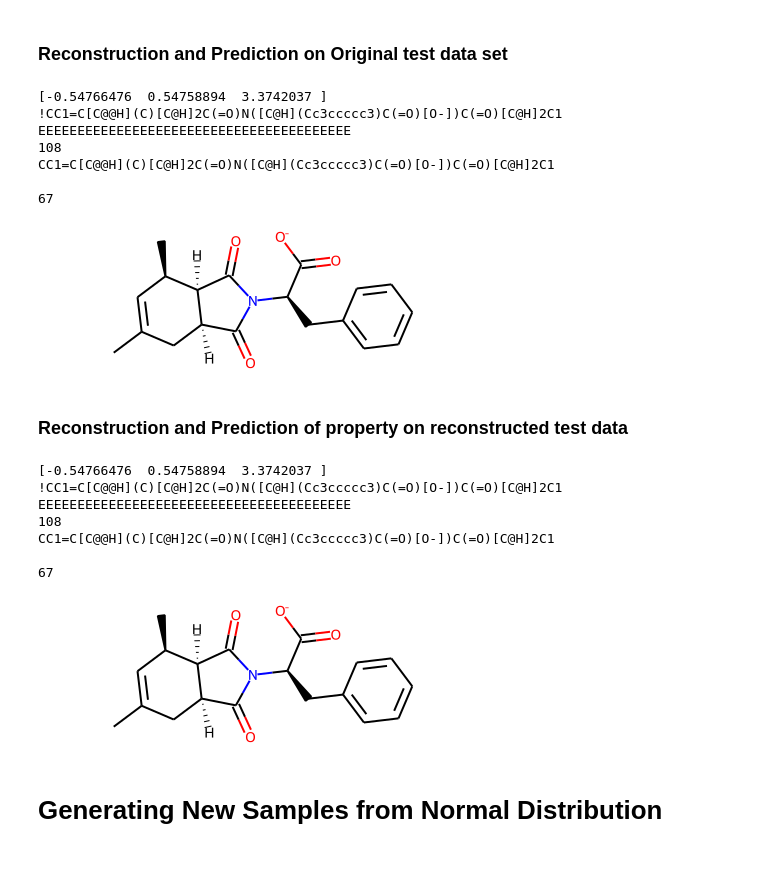
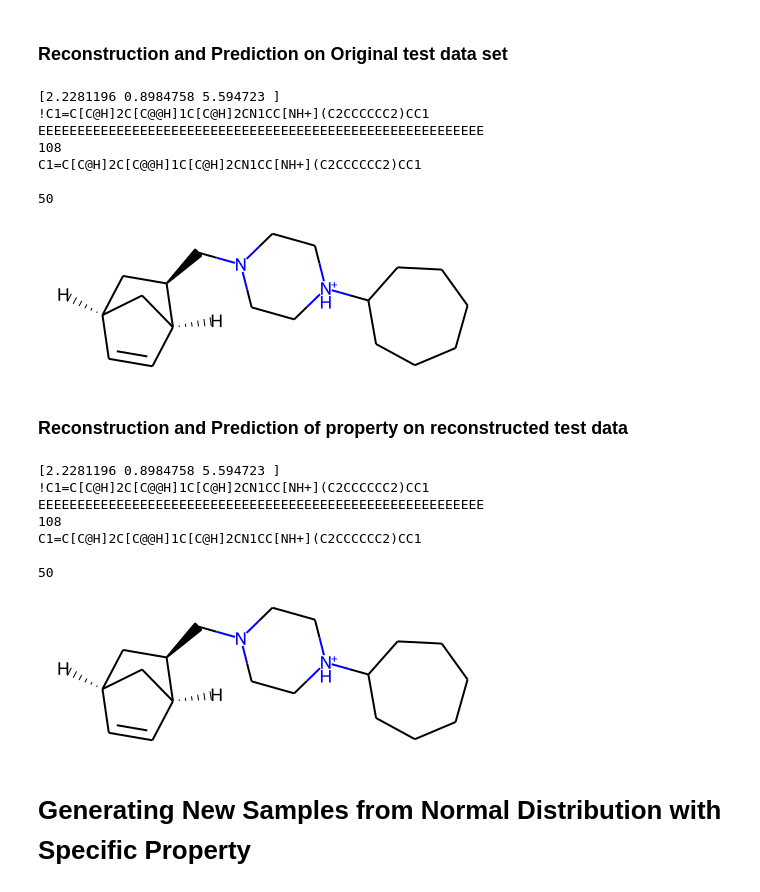
Before and after one commit to chandagrover/Machine-Learning, a Jupyter notebook: 4SMILEVAEMultipleProperty.ipynb, the cells around one changed output. Saved outputs shown, nothing was run; the diff lists cells and outputs as text; code cells hidden in the pictures; blank space fills up the shorter version.

```diff
--- a/4SMILEVAEMultipleProperty.ipynb
+++ b/4SMILEVAEMultipleProperty.ipynb
@@ -526,29 +526,29 @@ print(reconst_test.shape)
 # %%
 # Going back from vectorized form back to a readable string on original test data
 
 # Prediction
-idx=147
+idx=157
 print(predicted_xtest[idx])
 
 #Reconstruction
 
 mol="".join([int_to_char[idx] for idx in np.argmax(orig_test[idx,:,:], axis=1)])
 print(mol)
 print(len(mol))
 mol = re.sub('!|E',"", mol)
 print(mol)
 print(len(mol))
 m = Chem.MolFromSmiles(mol)
 m
 # %% [output]
-[-0.54766476  0.54758894  3.3742037 ]
-!CC1=C[C@@H](C)[C@H]2C(=O)N([C@H](Cc3ccccc3)C(=O)[O-])C(=O)[C@H]2C1
-EEEEEEEEEEEEEEEEEEEEEEEEEEEEEEEEEEEEEEEE
+[2.2281196 0.8984758 5.594723 ]
+!C1=C[C@H]2C[C@@H]1C[C@H]2CN1CC[NH+](C2CCCCCC2)CC1
+EEEEEEEEEEEEEEEEEEEEEEEEEEEEEEEEEEEEEEEEEEEEEEEEEEEEEEEEE
 108
-CC1=C[C@@H](C)[C@H]2C(=O)N([C@H](Cc3ccccc3)C(=O)[O-])C(=O)[C@H]2C1
+C1=C[C@H]2C[C@@H]1C[C@H]2CN1CC[NH+](C2CCCCCC2)CC1
 
-67
+50
-[figure, old version]
+[figure, new version]
 # %% [markdown]
 ### **Reconstruction and Prediction of property on reconstructed test data**
 # %%
@@ -567,16 +567,16 @@ print(len(mol))
 m = Chem.MolFromSmiles(mol)
 m
 # %% [output]
-[-0.54766476  0.54758894  3.3742037 ]
-!CC1=C[C@@H](C)[C@H]2C(=O)N([C@H](Cc3ccccc3)C(=O)[O-])C(=O)[C@H]2C1
-EEEEEEEEEEEEEEEEEEEEEEEEEEEEEEEEEEEEEEEE
+[2.2281196 0.8984758 5.594723 ]
+!C1=C[C@H]2C[C@@H]1C[C@H]2CN1CC[NH+](C2CCCCCC2)CC1
+EEEEEEEEEEEEEEEEEEEEEEEEEEEEEEEEEEEEEEEEEEEEEEEEEEEEEEEEE
 108
-CC1=C[C@@H](C)[C@H]2C(=O)N([C@H](Cc3ccccc3)C(=O)[O-])C(=O)[C@H]2C1
+C1=C[C@H]2C[C@@H]1C[C@H]2CN1CC[NH+](C2CCCCCC2)CC1
 
-67
+50
-[figure, old version]
+[figure, new version]
 # %% [markdown]
-# **Generating New Samples from Normal Distribution**
+# **Generating New Samples from Normal Distribution with Specific Property**
 # %%
 prop_val={}
 m=None
```
Also changed, not shown: parts of 7 cells of this notebook.
